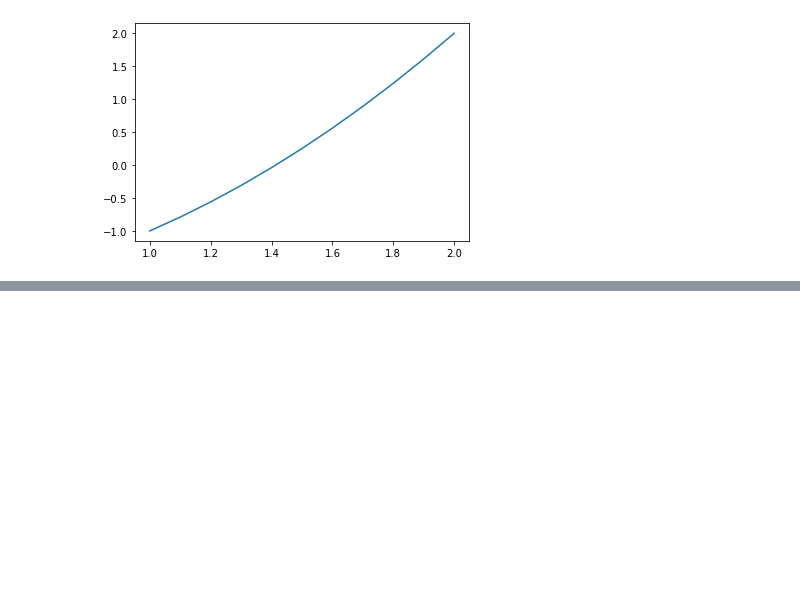
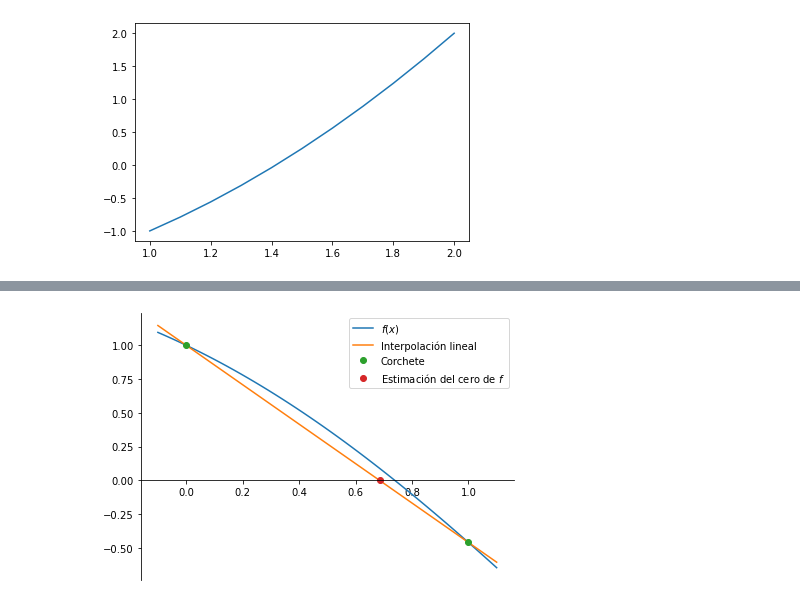
Before and after one commit to knkillname/Notas-de-Metodos-Numericos, a Jupyter notebook: 2. Ecuaciones no lineales.ipynb, the cells around one changed output, grey strips where cells are left out. Drawn from its saved outputs; the diff is of its cells as text; code cells hidden in the pictures; blank space fills up the shorter version.

```diff
--- a/2. Ecuaciones no lineales.ipynb
+++ b/2. Ecuaciones no lineales.ipynb
@@ -134,0 +156,38 @@ regula_falsi(f, 1, 2, 10**-4)
+# %%
+# Definir la función a la que vamos a encontrarle un cero
+def f(x):
+    return np.cos(x) - x
+
+
+f = np.frompyfunc(f, nin=1, nout=1)  # Convertirla en función estilo numpy
+
+# Establecer un corchete:
+(a, b) = (0, 1)
+
+# Inicializar un lienzo para graficar:
+fig, ax = plt.subplots()
+ax.spines[["bottom"]].set_position(("data", 0))  # Dibujar el eje x en y = 0.
+ax.spines[["top", "right"]].set_visible(False)  # Quitar bordes sup. y der.
+
+# Graficar f(x)
+Δ = (b - a) * 0.1
+x = np.linspace(a - Δ, b + Δ)
+y = f(x)
+ax.plot(x, y, label="$f(x)$")
+
+# Graficar la interpolación lineal:
+x0, x1 = a, b
+y0, y1 = f([a, b])
+y_linea = (y1 - y0)/(x1 - x0)*(x - x0) + y0
+ax.plot(x, y_linea, label="Interpolación lineal")
+x2 = x0 - y0 * (x1 - x0) / (y1 - y0)
+
+# Graficar puntos de interés:
+ax.plot([x0, x1], [y0, y1], "o", label="Corchete")
+ax.plot([x2], [0], "o", label="Estimación del cero de $f$")
+
+# Retocar la gráfica:
+ax.legend()  # Colocar la leyenda
+fig.tight_layout()  # Ajustar la figura
+# %% [output]
+[figure, added]
```
Also changed, not shown: parts of 28 cells of this notebook.
